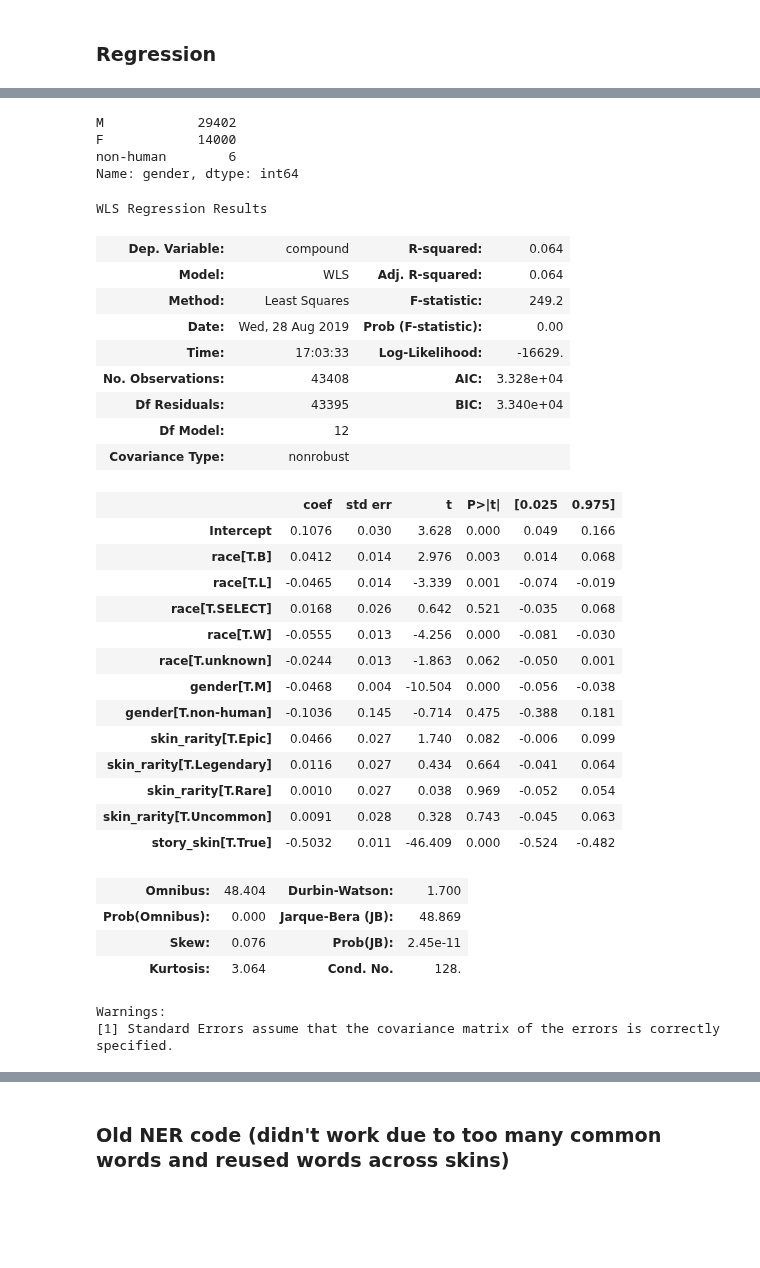
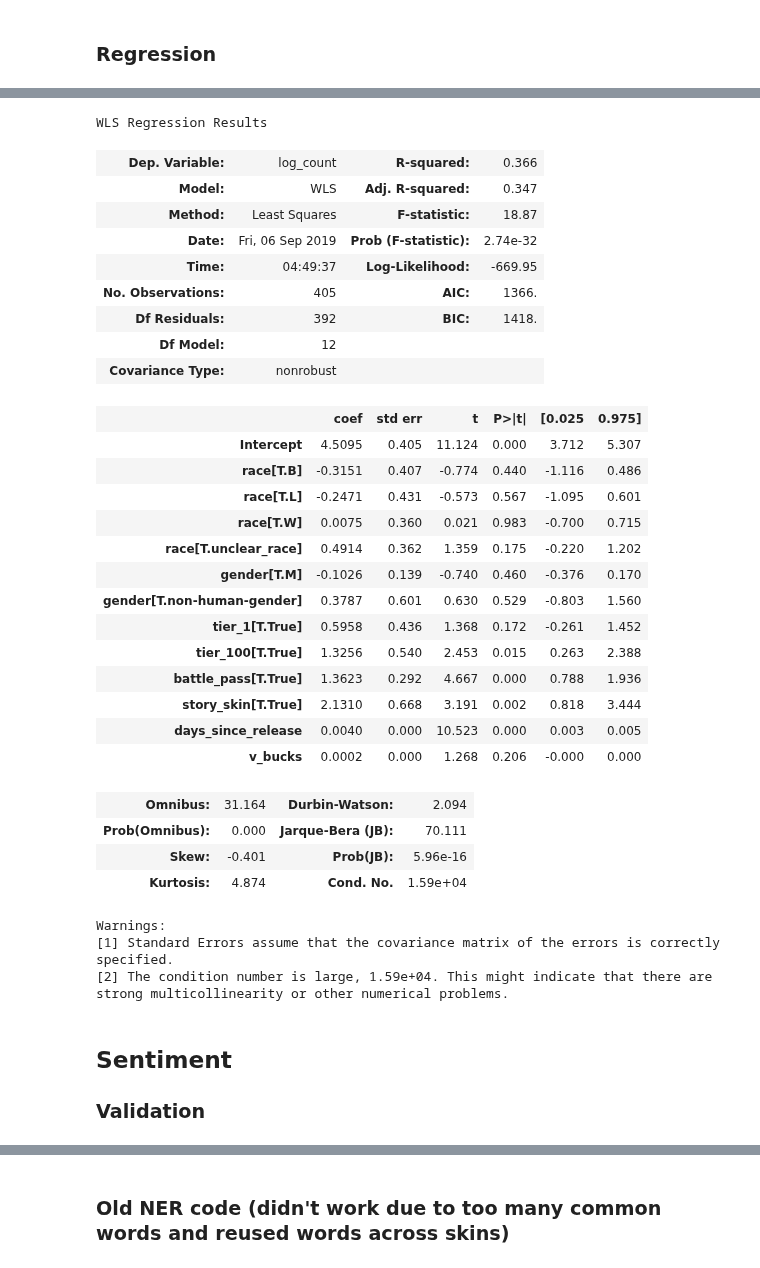
Before and after one commit to map222/trailofpapers, a Jupyter notebook: fortnite/skin_sentiment.ipynb, the cells around one changed output, grey strips where cells are left out. Drawn from its saved outputs; the diff is of its cells as text; code cells hidden in the pictures; blank space fills up the shorter version.

```diff
--- a/fortnite/skin_sentiment.ipynb
+++ b/fortnite/skin_sentiment.ipynb
@@ -116,5 +131,6 @@ combined_extracted_df.to_pickle('d:/data/fortnite/comments_with_n_skins.pkl')
 ### Exploration
 # %%
 exploded_df = combined_extracted_df.explode('extracted_skins')
+exploded_df['skins_str'] = exploded_df['extracted_skins'].str.lower()
+exploded_df['skins_str'] = exploded_df['skins_str'].apply(lambda row: NAME_MAPPINGS[row] if row in NAME_MAPPINGS else row)
 skin_counts_series = exploded_df['extracted_skins'].str.lower().value_counts()
-skin_counts_series.head(5)
@@ -132,0 +159,4 @@ plt.yscale('log')
+# %%
+skin_counts_df = exploded_df.skins_str.value_counts().reset_index().rename(columns = {'skins_str':'skins_count', 'index':'skins_str'})
+skin_df = skin_df.merge(skin_counts_df, how='left', on='skins_str')
+#skin_df[skin_df['skins_count'].isna()]
@@ -157,46 +223,48 @@ join_df = pd.read_csv('modeling_data/fortnite_sentiment_data.tsv', sep='\t').fil
-# %%
-join_df.gender.value_counts()
-# %% [output]
-M            29402
-F            14000
-non-human        6
-Name: gender, dtype: int64
+# %%
+count_fit_df = skin_df.dropna(subset = ['skins_count']).fillna({'story_skin':False, 'skin_rarity':'Uncommon'})
+count_fit_df['log_count'] = np.log(count_fit_df['skins_count'])
 # %%
-model = smf.wls( formula = 'compound ~ race + gender +skin_rarity + story_skin',
-                data = join_df#,
+count_model = smf.wls( formula = 'log_count ~ race + gender + days_since_release +' \
+                                  'tier_1 + tier_100 + battle_pass+ v_bucks + story_skin  ',
+                data = count_fit_df#,
 #               weights = 1# / (fit_df['compound_mean_std'] / np.sqrt(fit_df['user_count'])),
 #                missing='raise'
                ).fit()
 # %%
-model.summary()
+count_model.summary()
 # %% [output]
 WLS Regression Results
-| Dep. Variable: | compound | R-squared: | 0.064 |
-| Model: | WLS | Adj. R-squared: | 0.064 |
-| Method: | Least Squares | F-statistic: | 249.2 |
-| Date: | Wed, 28 Aug 2019 | Prob (F-statistic): | 0.00 |
-| Time: | 17:03:33 | Log-Likelihood: | -16629. |
-| No. Observations: | 43408 | AIC: | 3.328e+04 |
-| Df Residuals: | 43395 | BIC: | 3.340e+04 |
+| Dep. Variable: | log_count | R-squared: | 0.366 |
+| Model: | WLS | Adj. R-squared: | 0.347 |
+| Method: | Least Squares | F-statistic: | 18.87 |
+| Date: | Fri, 06 Sep 2019 | Prob (F-statistic): | 2.74e-32 |
+| Time: | 04:49:37 | Log-Likelihood: | -669.95 |
+| No. Observations: | 405 | AIC: | 1366. |
+| Df Residuals: | 392 | BIC: | 1418. |
 | Df Model: | 12 |  |  |
 | Covariance Type: | nonrobust |  |  |
 |  | coef | std err | t | P>|t| | [0.025 | 0.975] |
-| Intercept | 0.1076 | 0.030 | 3.628 | 0.000 | 0.049 | 0.166 |
-| race[T.B] | 0.0412 | 0.014 | 2.976 | 0.003 | 0.014 | 0.068 |
-| race[T.L] | -0.0465 | 0.014 | -3.339 | 0.001 | -0.074 | -0.019 |
-| race[T.SELECT] | 0.0168 | 0.026 | 0.642 | 0.521 | -0.035 | 0.068 |
-| race[T.W] | -0.0555 | 0.013 | -4.256 | 0.000 | -0.081 | -0.030 |
-| race[T.unknown] | -0.0244 | 0.013 | -1.863 | 0.062 | -0.050 | 0.001 |
-| gender[T.M] | -0.0468 | 0.004 | -10.504 | 0.000 | -0.056 | -0.038 |
-| gender[T.non-human] | -0.1036 | 0.145 | -0.714 | 0.475 | -0.388 | 0.181 |
-| skin_rarity[T.Epic] | 0.0466 | 0.027 | 1.740 | 0.082 | -0.006 | 0.099 |
-| skin_rarity[T.Legendary] | 0.0116 | 0.027 | 0.434 | 0.664 | -0.041 | 0.064 |
-| skin_rarity[T.Rare] | 0.0010 | 0.027 | 0.038 | 0.969 | -0.052 | 0.054 |
-| skin_rarity[T.Uncommon] | 0.0091 | 0.028 | 0.328 | 0.743 | -0.045 | 0.063 |
-| story_skin[T.True] | -0.5032 | 0.011 | -46.409 | 0.000 | -0.524 | -0.482 |
+| Intercept | 4.5095 | 0.405 | 11.124 | 0.000 | 3.712 | 5.307 |
+| race[T.B] | -0.3151 | 0.407 | -0.774 | 0.440 | -1.116 | 0.486 |
+| race[T.L] | -0.2471 | 0.431 | -0.573 | 0.567 | -1.095 | 0.601 |
+| race[T.W] | 0.0075 | 0.360 | 0.021 | 0.983 | -0.700 | 0.715 |
+| race[T.unclear_race] | 0.4914 | 0.362 | 1.359 | 0.175 | -0.220 | 1.202 |
+| gender[T.M] | -0.1026 | 0.139 | -0.740 | 0.460 | -0.376 | 0.170 |
+| gender[T.non-human-gender] | 0.3787 | 0.601 | 0.630 | 0.529 | -0.803 | 1.560 |
+| tier_1[T.True] | 0.5958 | 0.436 | 1.368 | 0.172 | -0.261 | 1.452 |
+| tier_100[T.True] | 1.3256 | 0.540 | 2.453 | 0.015 | 0.263 | 2.388 |
+| battle_pass[T.True] | 1.3623 | 0.292 | 4.667 | 0.000 | 0.788 | 1.936 |
+| story_skin[T.True] | 2.1310 | 0.668 | 3.191 | 0.002 | 0.818 | 3.444 |
+| days_since_release | 0.0040 | 0.000 | 10.523 | 0.000 | 0.003 | 0.005 |
+| v_bucks | 0.0002 | 0.000 | 1.268 | 0.206 | -0.000 | 0.000 |
-| Omnibus: | 48.404 | Durbin-Watson: | 1.700 |
-| Prob(Omnibus): | 0.000 | Jarque-Bera (JB): | 48.869 |
-| Skew: | 0.076 | Prob(JB): | 2.45e-11 |
-| Kurtosis: | 3.064 | Cond. No. | 128. |
+| Omnibus: | 31.164 | Durbin-Watson: | 2.094 |
+| Prob(Omnibus): | 0.000 | Jarque-Bera (JB): | 70.111 |
+| Skew: | -0.401 | Prob(JB): | 5.96e-16 |
+| Kurtosis: | 4.874 | Cond. No. | 1.59e+04 |
 Warnings:
 [1] Standard Errors assume that the covariance matrix of the errors is correctly specified.
+[2] The condition number is large, 1.59e+04. This might indicate that there are
+strong multicollinearity or other numerical problems.
+# %% [markdown]
+## Sentiment
+### Validation
```
Also changed, not shown: parts of 65 cells of this notebook, 2 other files.
